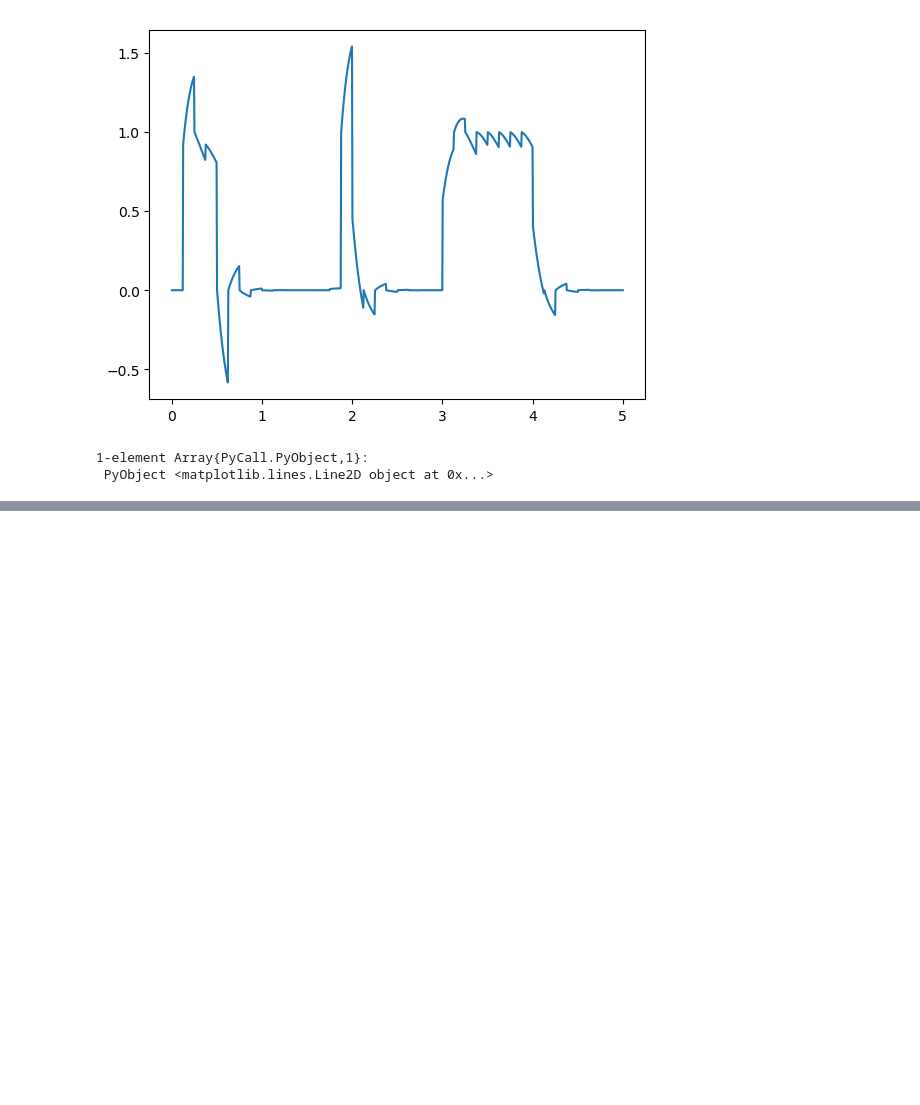
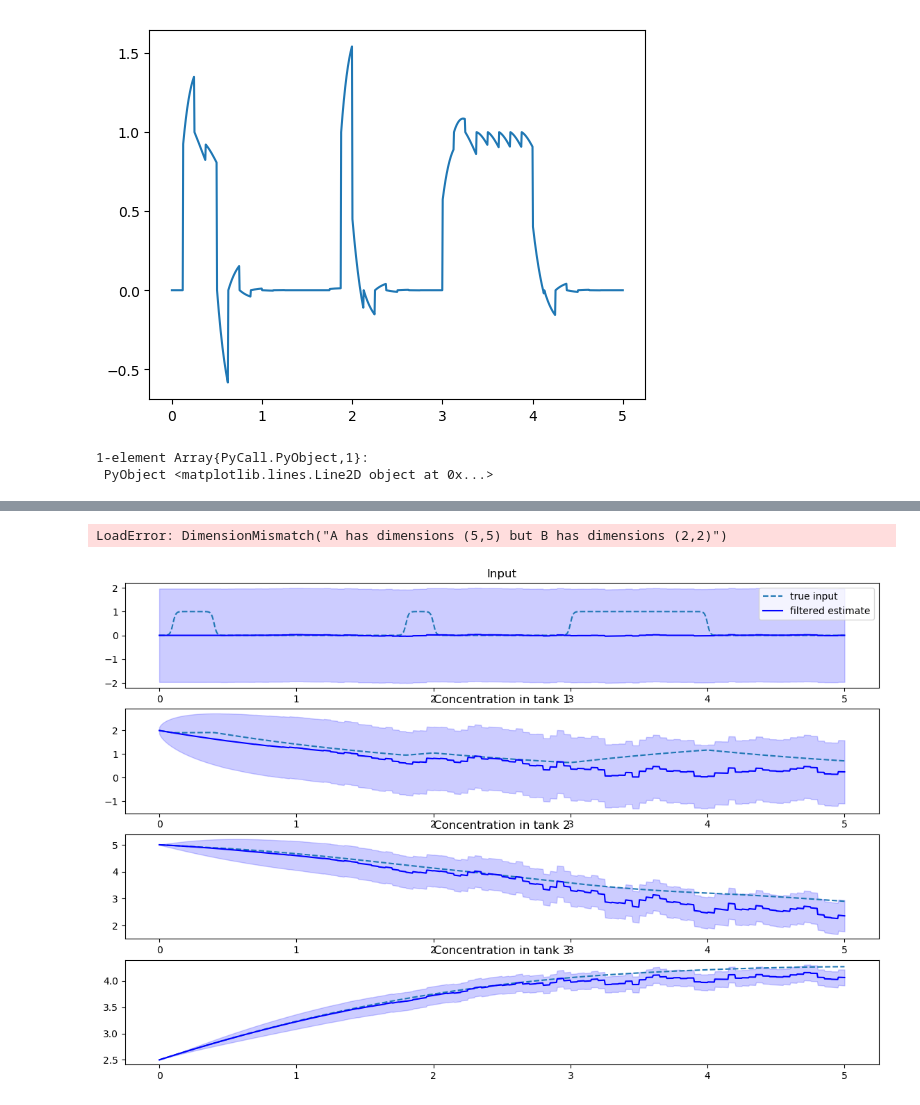
Before and after one commit to wilocw/StateSpace.jl, a Jupyter notebook: notebooks/Cascading Latent Force Model.ipynb, the cells around one changed output, grey strips where cells are left out. Saved outputs shown, nothing was run; the diff lists cells and outputs as text; code cells hidden in the pictures; blank space fills up the shorter version.

```diff
--- a/notebooks/Cascading Latent Force Model.ipynb
+++ b/notebooks/Cascading Latent Force Model.ipynb
@@ -360 +374,53 @@ a₁, a₂, a₃ = -1./2., -1./4., -1./6.
 ; #suppress output
+# %%
+P∞ - 𝐅*P∞*𝐅'
+# %% [output]
+LoadError: DimensionMismatch("A has dimensions (5,5) but B has dimensions (2,2)")
+# %%
+predict, update = filter(𝐅, 𝑸, 𝐇, 𝑹)
+
+𝐟ᵃ, 𝐏ᵃ = Array{typeof(m₀)}(nₜ), Array{typeof(P₀)}(nₜ)
+
+mₜ, Pₜ = m₀, P₀
+# 𝐟ᵃ[1] = mₜ
+# 𝐏ᵃ[1] = Pₜ
+for k ∈ 1:nₜ
+    mₜ, Pₜ = predict(mₜ, Pₜ)
+
+    if 𝐭[k] ∈ 𝐭ₛ
+        j = find(𝐭[k] .== 𝐭ₛ)[1]
+        mₜ, Pₜ = update(mₜ, Pₜ, 𝐲ₜ[j])
+    end
+    𝐟ᵃ[k] = mₜ
+    𝐏ᵃ[k] = Pₜ
+end
+# %%
+figure(figsize=(14,9))
+
+subplot(411)
+plot(𝐭, 𝑢(𝐭), "--")
+plot(𝐭, [f[1] for f ∈ 𝐟ᵃ],"b-")
+
+fill_between(𝐭,
+             [f[1] - 1.96*√σ[1] for (f,σ) ∈ zip(𝐟ᵃ, 𝐏ᵃ)],
+             [f[1] + 1.96*√σ[1] for (f,σ) ∈ zip(𝐟ᵃ, 𝐏ᵃ)],
+             color="b", alpha=0.2)
+
+legend(labels=["true input","filtered estimate"])
+title("Input")
+
+for i ∈ 1:3
+    subplot(411+i)
+    plot(𝐭, [f[i] for f ∈ 𝒇ₜ],"--")
+
+    plot(𝐭, [f[i+2] for f ∈ 𝐟ᵃ],"b-")
+    fill_between(𝐭,
+                 [f[i+2] - 1.96*√σ[i+2] for (f,σ) ∈ zip(𝐟ᵃ, 𝐏ᵃ)],
+                 [f[i+2] + 1.96*√σ[i+2] for (f,σ) ∈ zip(𝐟ᵃ, 𝐏ᵃ)],
+                 color="b", alpha=0.2)
+
+    title(@sprintf("Concentration in tank %d", i))
+    #i == 1 ? legend(labels=["no input","with input"]) : nothing
+end
+# %% [output]
+[figure, added]
```
Also changed, not shown: parts of 9 cells of this notebook.
